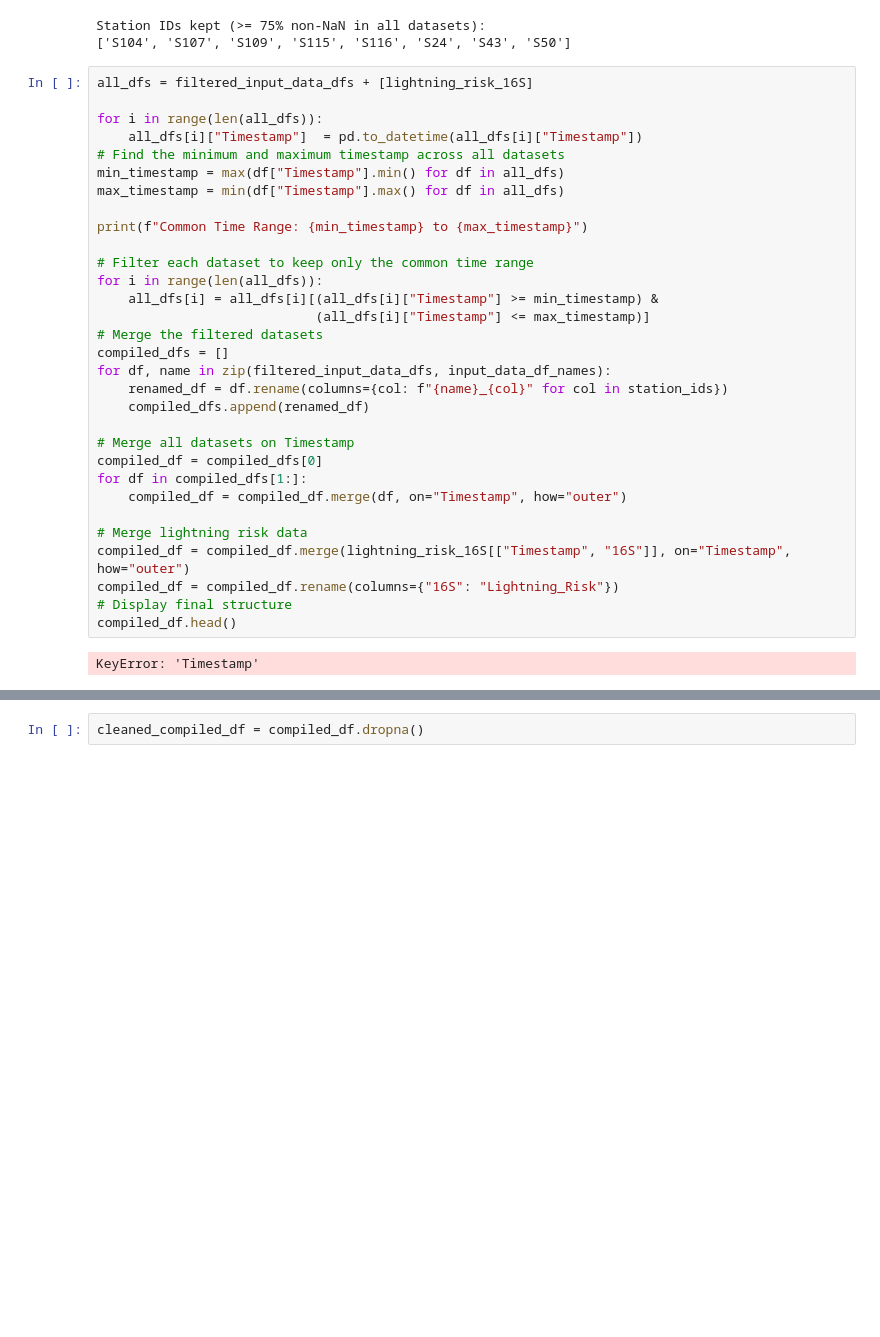
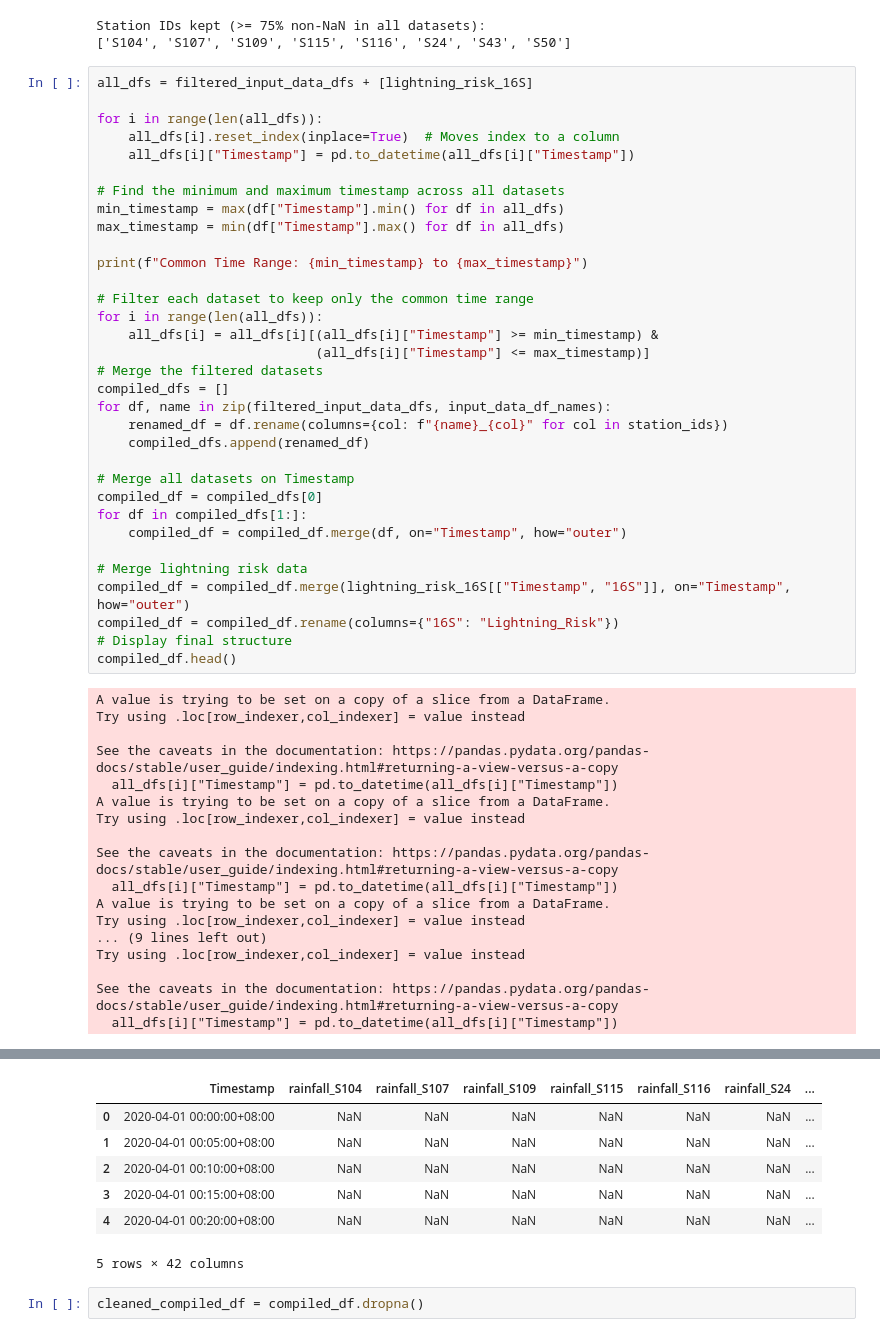
Before and after one commit to TomPiccio/Lightning_Risk_Prediction, a Jupyter notebook: notebooks/data_generator.ipynb, the cells around one changed output, grey strips where cells are left out. Drawn from its saved outputs; the diff is of its cells as text; blank space fills up the shorter version.

```diff
--- a/notebooks/data_generator.ipynb
+++ b/notebooks/data_generator.ipynb
@@ -122,7 +122,9 @@ Station IDs kept (>= 75% non-NaN in all datasets):
 all_dfs = filtered_input_data_dfs + [lightning_risk_16S]
 
 for i in range(len(all_dfs)):
-    all_dfs[i]["Timestamp"]  = pd.to_datetime(all_dfs[i]["Timestamp"])
+    all_dfs[i].reset_index(inplace=True)  # Moves index to a column
+    all_dfs[i]["Timestamp"] = pd.to_datetime(all_dfs[i]["Timestamp"])
+
 # Find the minimum and maximum timestamp across all datasets
 min_timestamp = max(df["Timestamp"].min() for df in all_dfs)
 max_timestamp = min(df["Timestamp"].max() for df in all_dfs)
@@ -150,4 +152,20 @@ compiled_df = compiled_df.rename(columns={"16S": "Lightning_Risk"})
 # Display final structure
 compiled_df.head()
 # %% [output]
-KeyError: 'Timestamp'
+A value is trying to be set on a copy of a slice from a DataFrame.
+Try using .loc[row_indexer,col_indexer] = value instead
+
+See the caveats in the documentation: https://pandas.pydata.org/pandas-docs/stable/user_guide/indexing.html#returning-a-view-versus-a-copy
+  all_dfs[i]["Timestamp"] = pd.to_datetime(all_dfs[i]["Timestamp"])
+A value is trying to be set on a copy of a slice from a DataFrame.
+Try using .loc[row_indexer,col_indexer] = value instead
+
+See the caveats in the documentation: https://pandas.pydata.org/pandas-docs/stable/user_guide/indexing.html#returning-a-view-versus-a-copy
+  all_dfs[i]["Timestamp"] = pd.to_datetime(all_dfs[i]["Timestamp"])
+A value is trying to be set on a copy of a slice from a DataFrame.
+Try using .loc[row_indexer,col_indexer] = value instead
+... (9 lines left out)
+Try using .loc[row_indexer,col_indexer] = value instead
+
+See the caveats in the documentation: https://pandas.pydata.org/pandas-docs/stable/user_guide/indexing.html#returning-a-view-versus-a-copy
+  all_dfs[i]["Timestamp"] = pd.to_datetime(all_dfs[i]["Timestamp"])
@@ -154,3 +173,10 @@ KeyError: 'Timestamp'
+|  | Timestamp | rainfall_S104 | rainfall_S107 | rainfall_S109 | rainfall_S115 | rainfall_S116 | rainfall_S24 | ... |
+| 0 | 2020-04-01 00:00:00+08:00 | NaN | NaN | NaN | NaN | NaN | NaN | ... |
+| 1 | 2020-04-01 00:05:00+08:00 | NaN | NaN | NaN | NaN | NaN | NaN | ... |
+| 2 | 2020-04-01 00:10:00+08:00 | NaN | NaN | NaN | NaN | NaN | NaN | ... |
+| 3 | 2020-04-01 00:15:00+08:00 | NaN | NaN | NaN | NaN | NaN | NaN | ... |
+| 4 | 2020-04-01 00:20:00+08:00 | NaN | NaN | NaN | NaN | NaN | NaN | ... |
+5 rows × 42 columns
 # %%
 cleaned_compiled_df = compiled_df.dropna()
 # %%
```
Also changed, not shown: parts of 3 cells of this notebook, 3 other files.
